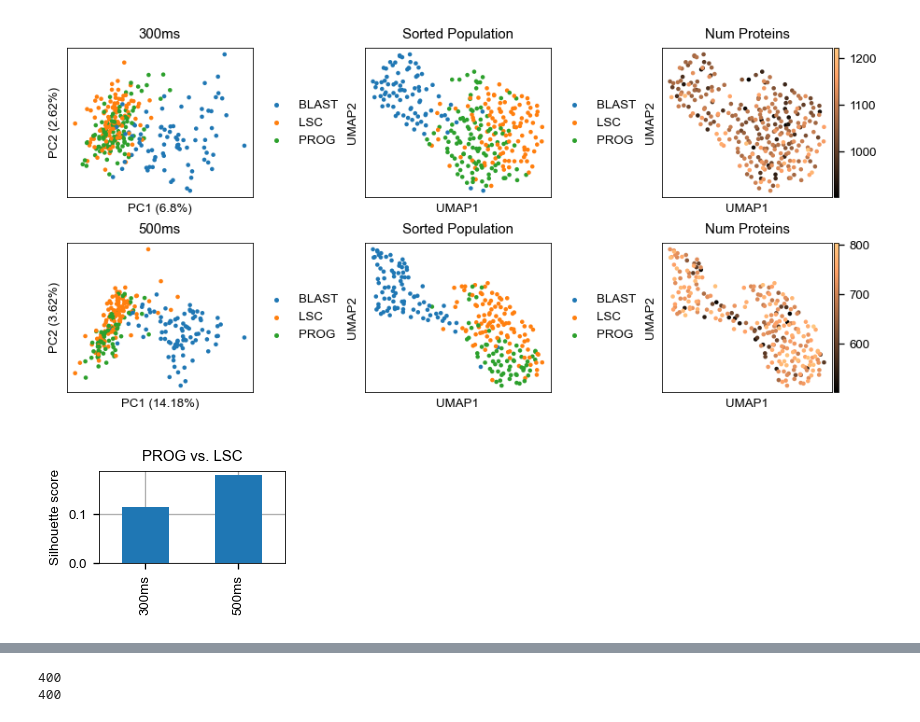
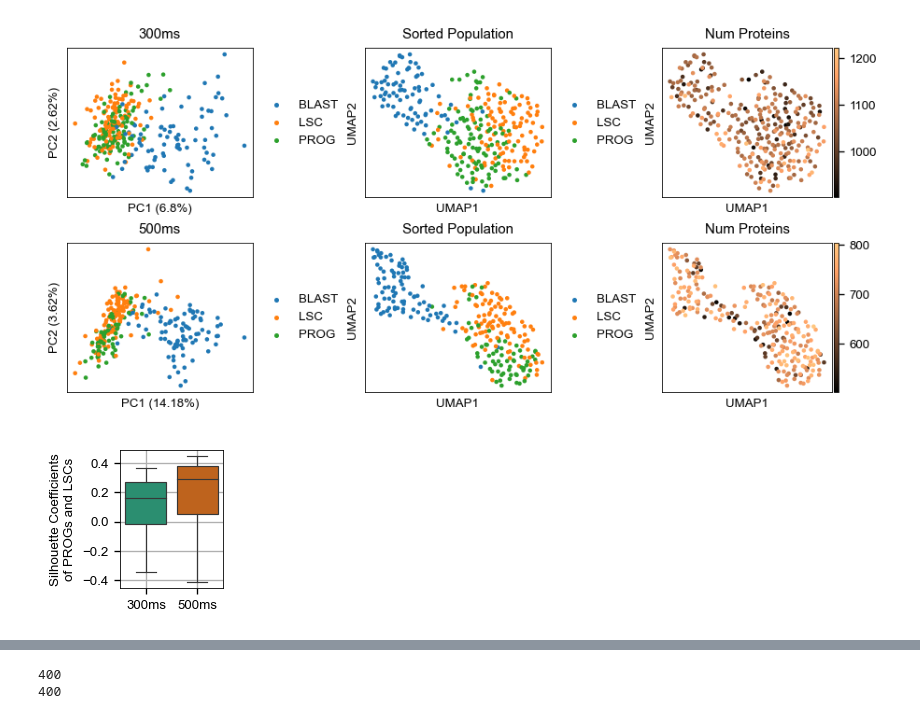
Before and after one commit to bfurtwa/SCeptre, a Jupyter notebook: Schoof_et_al/code/300ms_vs_500ms.ipynb, the cells around one changed output, grey strips where cells are left out. Cells and saved outputs as stored; diff of their text form; code cells hidden in the pictures.

```diff
--- a/Schoof_et_al/code/300ms_vs_500ms.ipynb
+++ b/Schoof_et_al/code/300ms_vs_500ms.ipynb
@@ -43,12 +44,12 @@ ax.ax_col_dendrogram.set_visible(False)
 [figure]
 [figure]
 # %%
-# silhouette score prog vs lsc
+# silhouettes of prog vs lsc
 adata_300_slice = adata_300[adata_300.obs['Sorted Population'].isin(['LSC', 'PROG'])]
 adata_500_slice = adata_500[adata_500.obs['Sorted Population'].isin(['LSC', 'PROG'])]
 
-silhouette_scores = pd.Series({'300ms': metrics.silhouette_score(adata_300_slice.obsm['X_umap'], adata_300_slice.obs['Sorted Population']),
-                               '500ms': metrics.silhouette_score(adata_500_slice.obsm['X_umap'], adata_500_slice.obs['Sorted Population'])})
+silhouettes = [pd.Series(metrics.silhouette_samples(adata_300_slice.obsm['X_umap'], adata_300_slice.obs['Sorted Population']), name='300ms'),
+               pd.Series(metrics.silhouette_samples(adata_500_slice.obsm['X_umap'], adata_500_slice.obs['Sorted Population']), name='500ms')]
 # %%
 fc_300 = adata_300.uns['LSC_vs_BLAST']['results']
 fc_500 = adata_500.uns['LSC_vs_BLAST']['results']
@@ -85,10 +86,14 @@ p = sc.pl.umap(adata_500, color=['Num Proteins'], cmap='copper', size=cellsize,
 fig.savefig(res_dir + 'specific_embedding.pdf', bbox_inches='tight', transparent=True)
 # %% [output]
 [figure]
-# %%
-silhouette_scores.plot.bar(title='PROG vs. LSC', figsize=(2,1), grid=True)
-plt.ylabel('Silhouette score')
-plt.savefig(res_dir + 'specific_silhouette_score.pdf', bbox_inches='tight', transparent=True)
-# %% [output]
-[figure, removed]
+# %%
+fig, ax = plt.subplots(figsize=(1.1, 1.5))
+sns.boxplot(data=silhouettes, ax=ax, palette="Dark2")
+plt.ylabel('Silhouette Coefficient')
+plt.ylabel('Silhouette Coefficients\nof PROGs and LSCs')
+plt.grid()
+ax.set_xticklabels(['300ms', '500ms'])
+plt.savefig(res_dir + 'specific_silhouette_score.pdf', bbox_inches='tight', transparent=True)
+# %% [output]
+[figure, added]
 # %%
```
Also changed, not shown: parts of 12 cells of this notebook, 2 other files.
